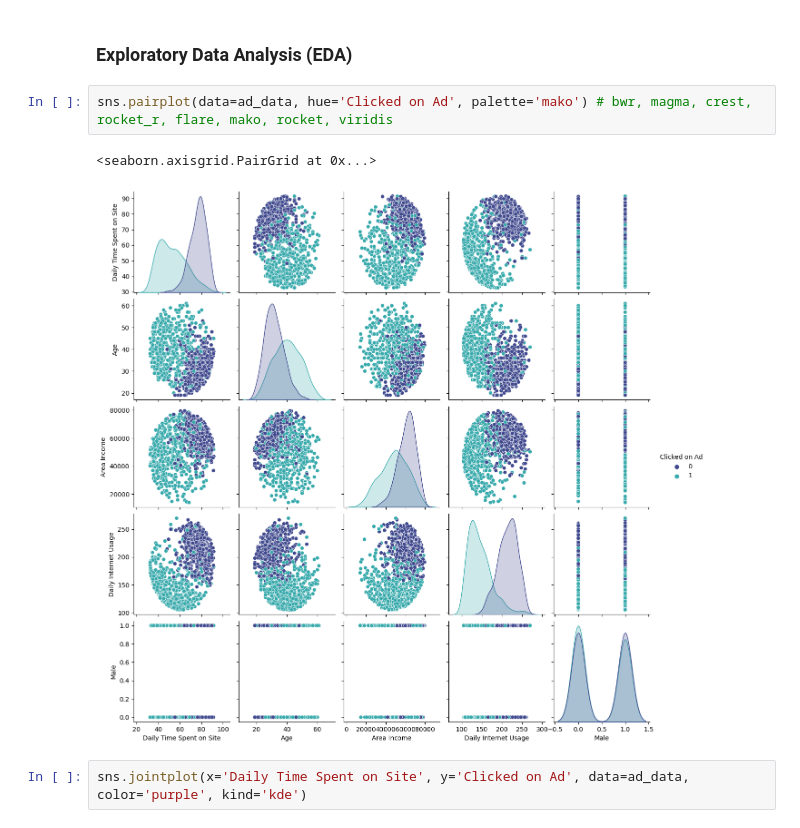
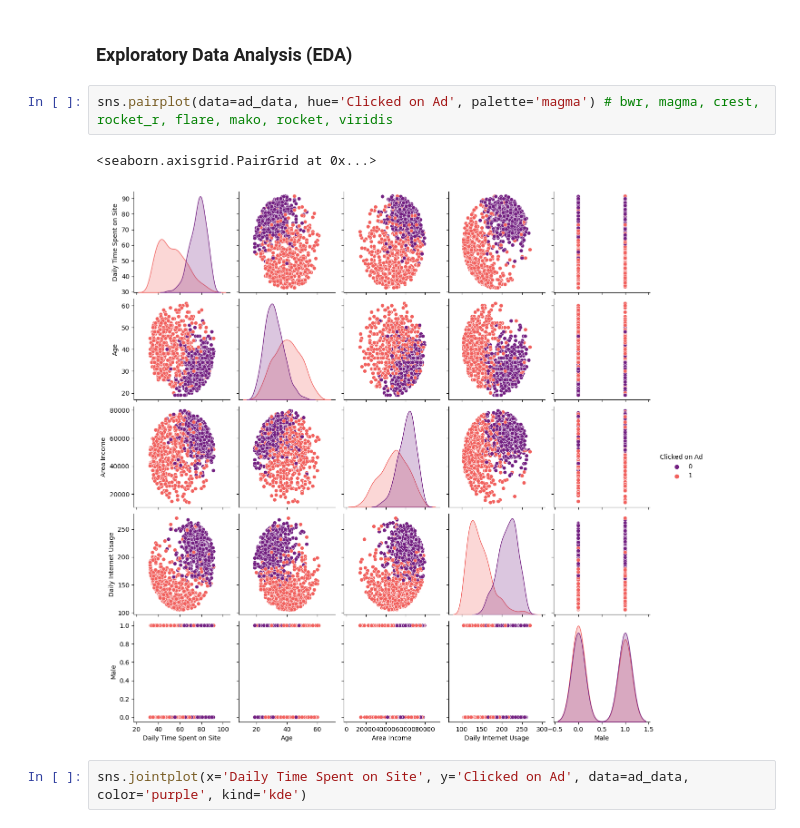
Before and after one commit to Saba-a11/Machine-Learning, a Jupyter notebook: LogisticRegression.ipynb, the cells around one changed output. Saved outputs shown, nothing was run; the diff lists cells and outputs as text.

```diff
--- a/LogisticRegression.ipynb
+++ b/LogisticRegression.ipynb
@@ -54,10 +54,10 @@ ad_data.describe()
 # %% [markdown]
 ### Exploratory Data Analysis (EDA)
 # %%
-sns.pairplot(data=ad_data, hue='Clicked on Ad', palette='mako') # bwr, magma, crest, rocket_r, flare, mako, rocket, viridis
+sns.pairplot(data=ad_data, hue='Clicked on Ad', palette='magma') # bwr, magma, crest, rocket_r, flare, mako, rocket, viridis
 # %% [output]
 <seaborn.axisgrid.PairGrid at 0x...>
-[figure, old version]
+[figure, new version]
 # %%
 sns.jointplot(x='Daily Time Spent on Site', y='Clicked on Ad', data=ad_data, color='purple', kind='kde')
 # %% [output]
```
Also changed, not shown: parts of 12 cells of this notebook.
